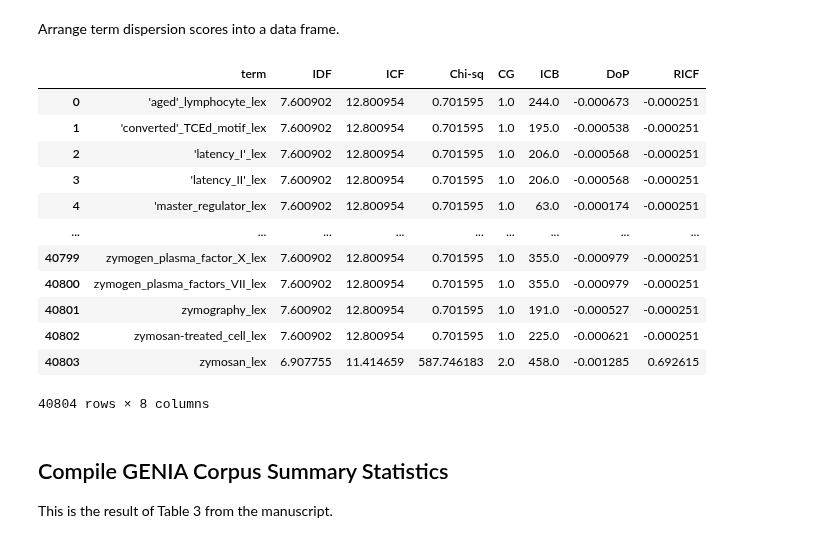
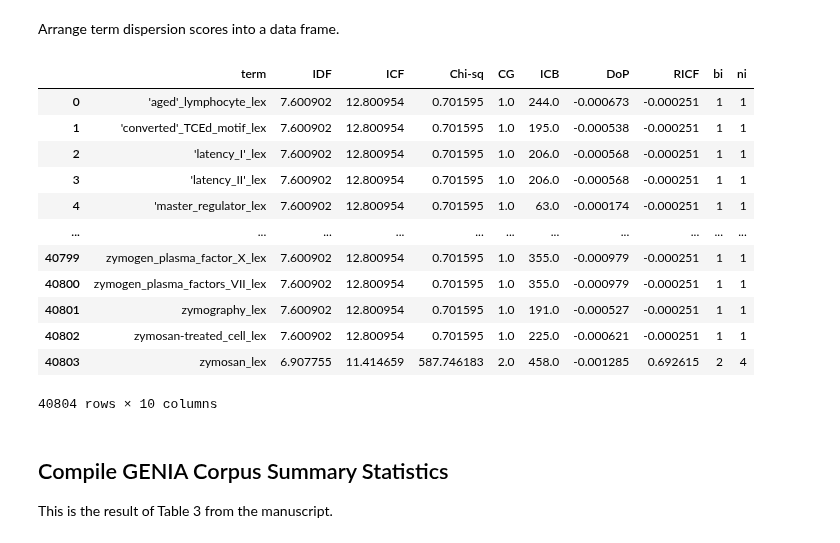
Before and after one commit to Sheridan-Stable/bursty-term-measure, a Jupyter notebook: genia/3-tables/tables.ipynb, the cells around one changed output. Drawn from its saved outputs; the diff is of its cells as text; code cells hidden in the pictures.

```diff
--- a/genia/3-tables/tables.ipynb
+++ b/genia/3-tables/tables.ipynb
@@ -121,34 +121,36 @@ Arrange term dispersion scores into a data frame.
 # %%
 # Initialize dispersion scores data frame
 term_scores_df = pd.DataFrame(data=
                          {'term': counter.get_feature_names_out(),
                           'IDF': IDF.A[0],
                           'ICF': ICF.A[0],
                           'Chi-sq': Chisq,
                           'CG': CG.A[0],
                           'ICB': ICB.A[0],
                           'DoP': DoP.A[0],
-                          'RICF': RICF.A[0]})
+                          'RICF': RICF.A[0],
+                          'bi': B_i.A[0],
+                          'ni': N_i.A[0]})
 
 # Print term dispersion scores to console
 display(term_scores_df)
 
 # Write to TSV
 term_scores_df.to_csv('term-dispersion-scores.tsv', sep='\t')
 # %% [output]
-|  | term | IDF | ICF | Chi-sq | CG | ICB | DoP | RICF |
-| 0 | 'aged'_lymphocyte_lex | 7.600902 | 12.800954 | 0.701595 | 1.0 | 244.0 | -0.000673 | -0.000251 |
-| 1 | 'converted'_TCEd_motif_lex | 7.600902 | 12.800954 | 0.701595 | 1.0 | 195.0 | -0.000538 | -0.000251 |
-| 2 | 'latency_I'_lex | 7.600902 | 12.800954 | 0.701595 | 1.0 | 206.0 | -0.000568 | -0.000251 |
-| 3 | 'latency_II'_lex | 7.600902 | 12.800954 | 0.701595 | 1.0 | 206.0 | -0.000568 | -0.000251 |
-| 4 | 'master_regulator_lex | 7.600902 | 12.800954 | 0.701595 | 1.0 | 63.0 | -0.000174 | -0.000251 |
-| ... | ... | ... | ... | ... | ... | ... | ... | ... |
-| 40799 | zymogen_plasma_factor_X_lex | 7.600902 | 12.800954 | 0.701595 | 1.0 | 355.0 | -0.000979 | -0.000251 |
-| 40800 | zymogen_plasma_factors_VII_lex | 7.600902 | 12.800954 | 0.701595 | 1.0 | 355.0 | -0.000979 | -0.000251 |
-| 40801 | zymography_lex | 7.600902 | 12.800954 | 0.701595 | 1.0 | 191.0 | -0.000527 | -0.000251 |
-| 40802 | zymosan-treated_cell_lex | 7.600902 | 12.800954 | 0.701595 | 1.0 | 225.0 | -0.000621 | -0.000251 |
-| 40803 | zymosan_lex | 6.907755 | 11.414659 | 587.746183 | 2.0 | 458.0 | -0.001285 | 0.692615 |
+|  | term | IDF | ICF | Chi-sq | CG | ICB | DoP | RICF | bi | ni |
+| 0 | 'aged'_lymphocyte_lex | 7.600902 | 12.800954 | 0.701595 | 1.0 | 244.0 | -0.000673 | -0.000251 | 1 | 1 |
+| 1 | 'converted'_TCEd_motif_lex | 7.600902 | 12.800954 | 0.701595 | 1.0 | 195.0 | -0.000538 | -0.000251 | 1 | 1 |
+| 2 | 'latency_I'_lex | 7.600902 | 12.800954 | 0.701595 | 1.0 | 206.0 | -0.000568 | -0.000251 | 1 | 1 |
+| 3 | 'latency_II'_lex | 7.600902 | 12.800954 | 0.701595 | 1.0 | 206.0 | -0.000568 | -0.000251 | 1 | 1 |
+| 4 | 'master_regulator_lex | 7.600902 | 12.800954 | 0.701595 | 1.0 | 63.0 | -0.000174 | -0.000251 | 1 | 1 |
+| ... | ... | ... | ... | ... | ... | ... | ... | ... | ... | ... |
+| 40799 | zymogen_plasma_factor_X_lex | 7.600902 | 12.800954 | 0.701595 | 1.0 | 355.0 | -0.000979 | -0.000251 | 1 | 1 |
+| 40800 | zymogen_plasma_factors_VII_lex | 7.600902 | 12.800954 | 0.701595 | 1.0 | 355.0 | -0.000979 | -0.000251 | 1 | 1 |
+| 40801 | zymography_lex | 7.600902 | 12.800954 | 0.701595 | 1.0 | 191.0 | -0.000527 | -0.000251 | 1 | 1 |
+| 40802 | zymosan-treated_cell_lex | 7.600902 | 12.800954 | 0.701595 | 1.0 | 225.0 | -0.000621 | -0.000251 | 1 | 1 |
+| 40803 | zymosan_lex | 6.907755 | 11.414659 | 587.746183 | 2.0 | 458.0 | -0.001285 | 0.692615 | 2 | 4 |
-40804 rows × 8 columns
+40804 rows × 10 columns
 # %% [markdown]
 ## Compile GENIA Corpus Summary Statistics
 
```
Also changed, not shown: parts of 1 cell of this notebook.
